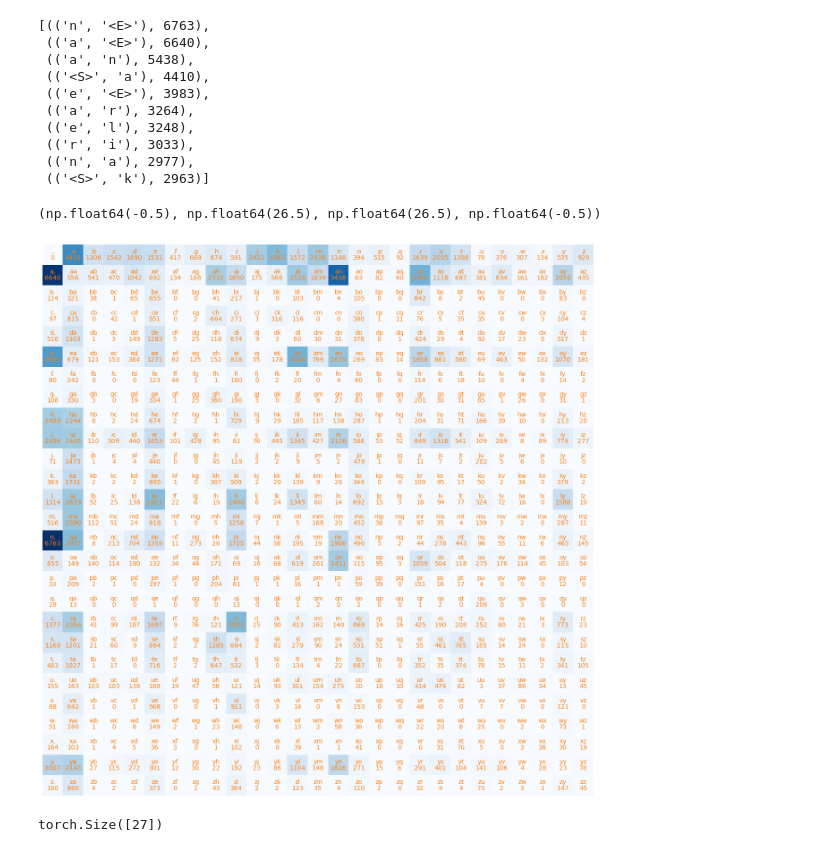
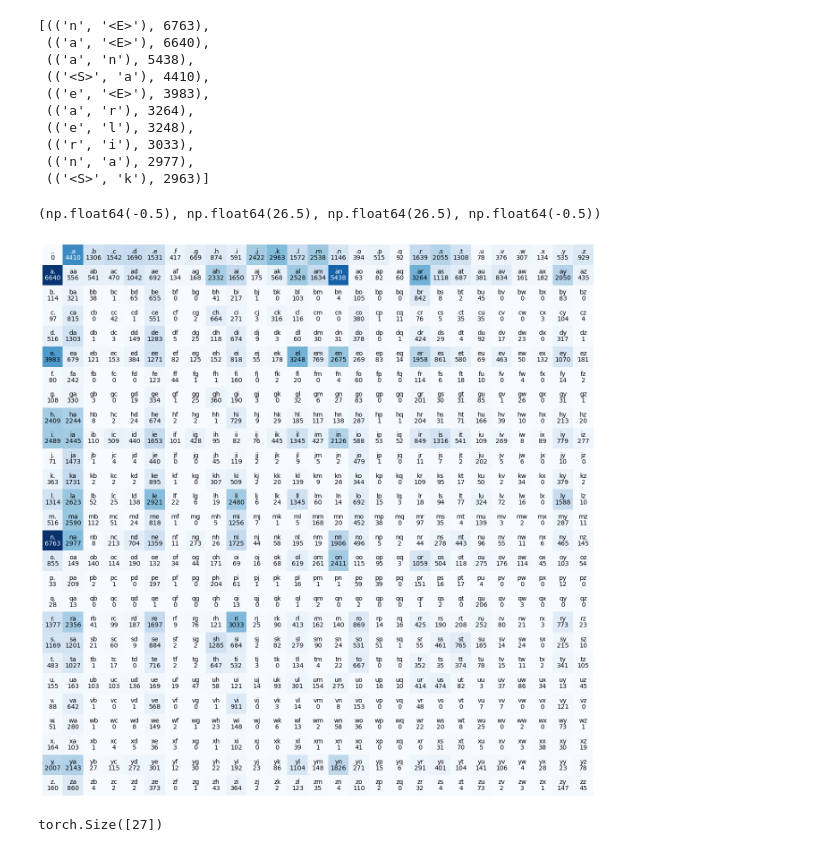
Before and after one commit to kujabes/Nano-Makemore, a Jupyter notebook: build_makemore.ipynb, the cells around one changed output. Saved outputs shown, nothing was run; the diff lists cells and outputs as text; code cells hidden in the pictures.

Commit message:
added dynamic coloring to bigram matrix for increased readability

```diff
--- a/build_makemore.ipynb
+++ b/build_makemore.ipynb
@@ -89,18 +89,28 @@ for w in words:
 # %%
 import matplotlib.pyplot as plt
 %matplotlib inline
 
 plt.figure(figsize=(16, 16))
-plt.imshow(N, cmap='Blues')
+# will be used to extract rgb information from the cell
+# in the matrix
+rgb_N = N / N.max()
+cmap = plt.get_cmap('Blues')
+plt.imshow(N, cmap=cmap)
 for i in range(27):
     for j in range(27):
         bigram = itos[i] + itos[j]
-        plt.text(j, i, bigram, ha='center', va='bottom', color='tab:orange')
-        plt.text(j, i, N[i, j].item(), ha='center', va='top', color='tab:orange')
+        # extracting rbg values from
+        rgba = cmap(rgb_N[i, j].item())
+        r, g, b = rgba[:3]
+        # formula for perceived luminence from rgb values
+        luminence = 0.299*r + 0.587*g + 0.114*b
+        text_color = 'black' if luminence > 0.5 else 'white'
+        plt.text(j, i, bigram, ha='center', va='bottom', color=text_color)
+        plt.text(j, i, N[i, j].item(), ha='center', va='top', color=text_color)
 plt.axis('off')
 # %% [output]
 (np.float64(-0.5), np.float64(26.5), np.float64(26.5), np.float64(-0.5))
-[figure, old version]
+[figure, new version]
 # %%
 N[0].shape
 # %% [output]
```
Also changed, not shown: parts of 6 cells of this notebook.
